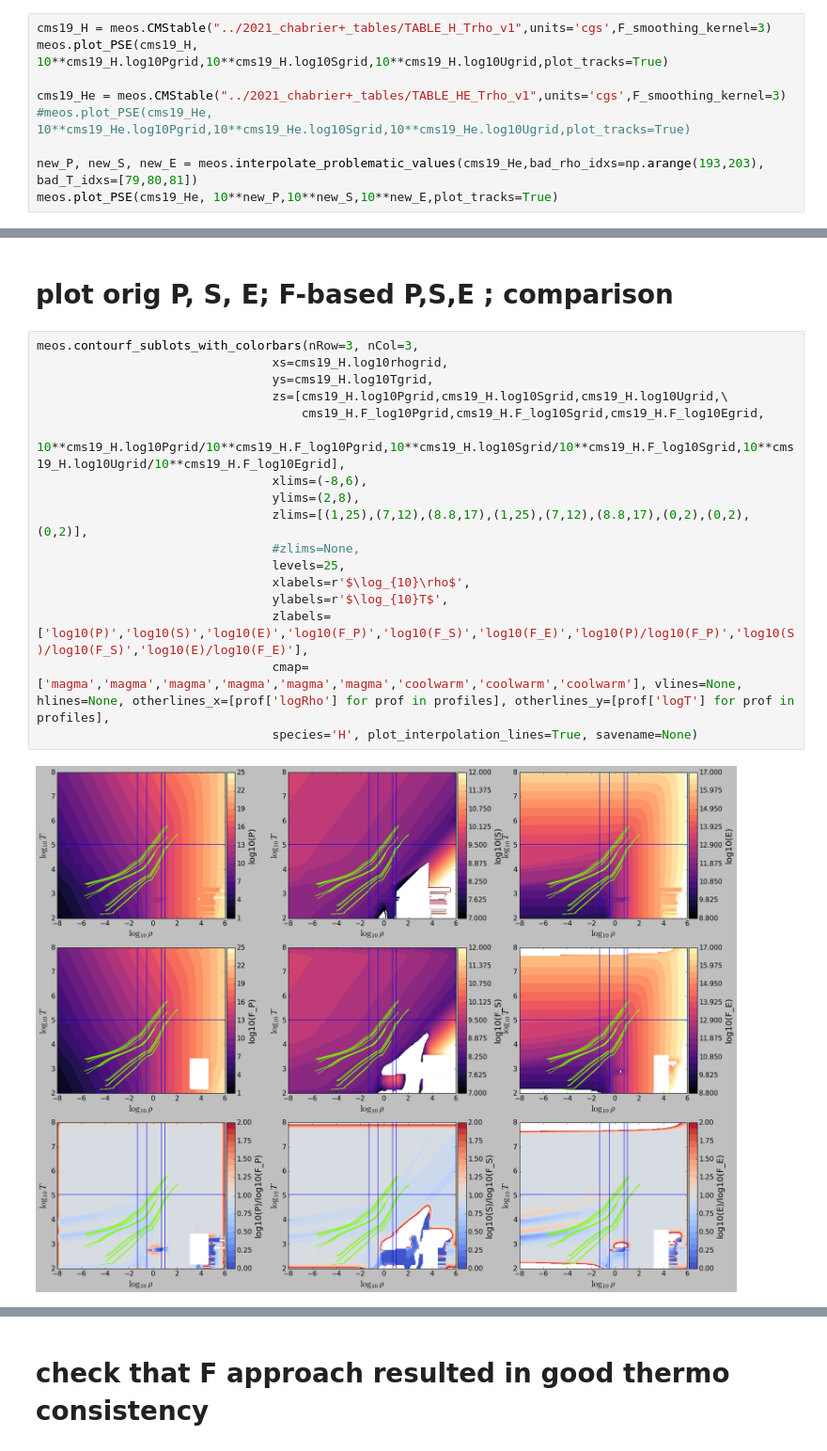
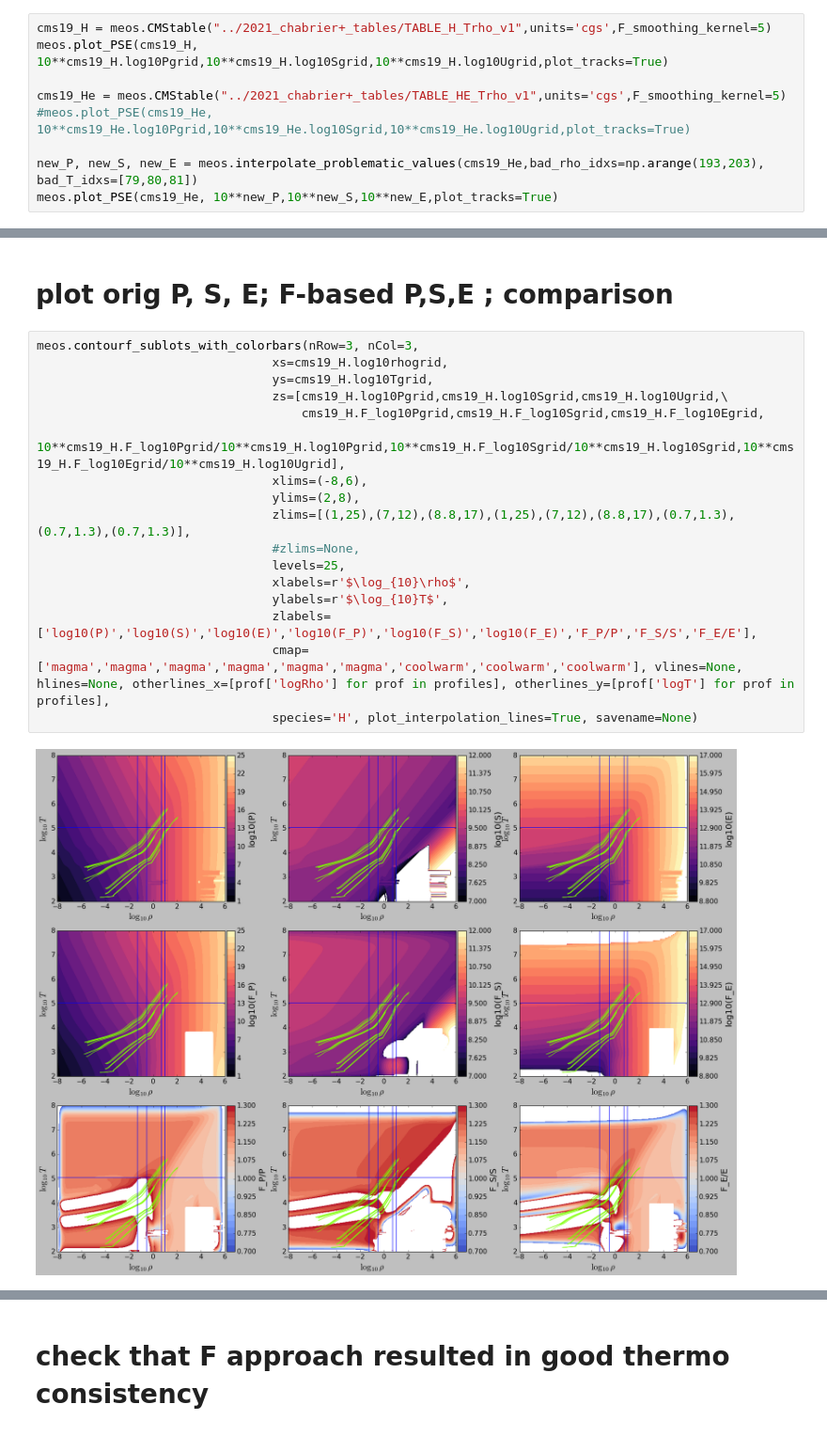
Before and after one commit to esandford/giant_planets, a Jupyter notebook: MESA_EoS/thermo_consistency/F_approach.ipynb, the cells around one changed output, grey strips where cells are left out. Shown at 94% size. Drawn from its saved outputs; the diff is of its cells as text.

```diff
--- a/MESA_EoS/thermo_consistency/F_approach.ipynb
+++ b/MESA_EoS/thermo_consistency/F_approach.ipynb
@@ -31,10 +31,10 @@ import decimal
 # %%
 profiles = meos.load_sample_planet_profiles(Minit=np.array((1.09,7.59,20.0)), Rinit=2.0, Zinit=0.025, comps=['uniform','inert_core'], Sinit=np.array((9.0,11.0)), alphas=2.0, ages=np.array((1.e6,1.e10)))
 # %%
-cms19_H = meos.CMStable("../2021_chabrier+_tables/TABLE_H_Trho_v1",units='cgs',F_smoothing_kernel=3)
+cms19_H = meos.CMStable("../2021_chabrier+_tables/TABLE_H_Trho_v1",units='cgs',F_smoothing_kernel=5)
 meos.plot_PSE(cms19_H, 10**cms19_H.log10Pgrid,10**cms19_H.log10Sgrid,10**cms19_H.log10Ugrid,plot_tracks=True)
 
-cms19_He = meos.CMStable("../2021_chabrier+_tables/TABLE_HE_Trho_v1",units='cgs',F_smoothing_kernel=3)
+cms19_He = meos.CMStable("../2021_chabrier+_tables/TABLE_HE_Trho_v1",units='cgs',F_smoothing_kernel=5)
 #meos.plot_PSE(cms19_He, 10**cms19_He.log10Pgrid,10**cms19_He.log10Sgrid,10**cms19_He.log10Ugrid,plot_tracks=True)
 
 new_P, new_S, new_E = meos.interpolate_problematic_values(cms19_He,bad_rho_idxs=np.arange(193,203), bad_T_idxs=[79,80,81])
@@ -85,22 +114,22 @@ meos.contourf_sublots_with_colorbars(nRow=1, nCol=3,
 # %%
 meos.contourf_sublots_with_colorbars(nRow=3, nCol=3,
                                 xs=cms19_H.log10rhogrid,
                                 ys=cms19_H.log10Tgrid,
                                 zs=[cms19_H.log10Pgrid,cms19_H.log10Sgrid,cms19_H.log10Ugrid,\
                                     cms19_H.F_log10Pgrid,cms19_H.F_log10Sgrid,cms19_H.F_log10Egrid,
-                                    10**cms19_H.log10Pgrid/10**cms19_H.F_log10Pgrid,10**cms19_H.log10Sgrid/10**cms19_H.F_log10Sgrid,10**cms19_H.log10Ugrid/10**cms19_H.F_log10Egrid],
+                                    10**cms19_H.F_log10Pgrid/10**cms19_H.log10Pgrid,10**cms19_H.F_log10Sgrid/10**cms19_H.log10Sgrid,10**cms19_H.F_log10Egrid/10**cms19_H.log10Ugrid],
                                 xlims=(-8,6),
                                 ylims=(2,8),
-                                zlims=[(1,25),(7,12),(8.8,17),(1,25),(7,12),(8.8,17),(0,2),(0,2),(0,2)],
+                                zlims=[(1,25),(7,12),(8.8,17),(1,25),(7,12),(8.8,17),(0.7,1.3),(0.7,1.3),(0.7,1.3)],
                                 #zlims=None,
                                 levels=25,
                                 xlabels=r'$\log_{10}\rho$',
                                 ylabels=r'$\log_{10}T$',
-                                zlabels=['log10(P)','log10(S)','log10(E)','log10(F_P)','log10(F_S)','log10(F_E)','log10(P)/log10(F_P)','log10(S)/log10(F_S)','log10(E)/log10(F_E)'],
+                                zlabels=['log10(P)','log10(S)','log10(E)','log10(F_P)','log10(F_S)','log10(F_E)','F_P/P','F_S/S','F_E/E'],
                                 cmap=['magma','magma','magma','magma','magma','magma','coolwarm','coolwarm','coolwarm'], vlines=None, hlines=None, otherlines_x=[prof['logRho'] for prof in profiles], otherlines_y=[prof['logT'] for prof in profiles],
                                 species='H', plot_interpolation_lines=True, savename=None)
 # %% [output]
-[figure, old version]
+[figure, new version]
 # %%
 meos.contourf_sublots_with_colorbars(nRow=3, nCol=3,
                                 xs=cms19_He.log10rhogrid,
```
Also changed, not shown: parts of 7 cells of this notebook, 10 other files.
